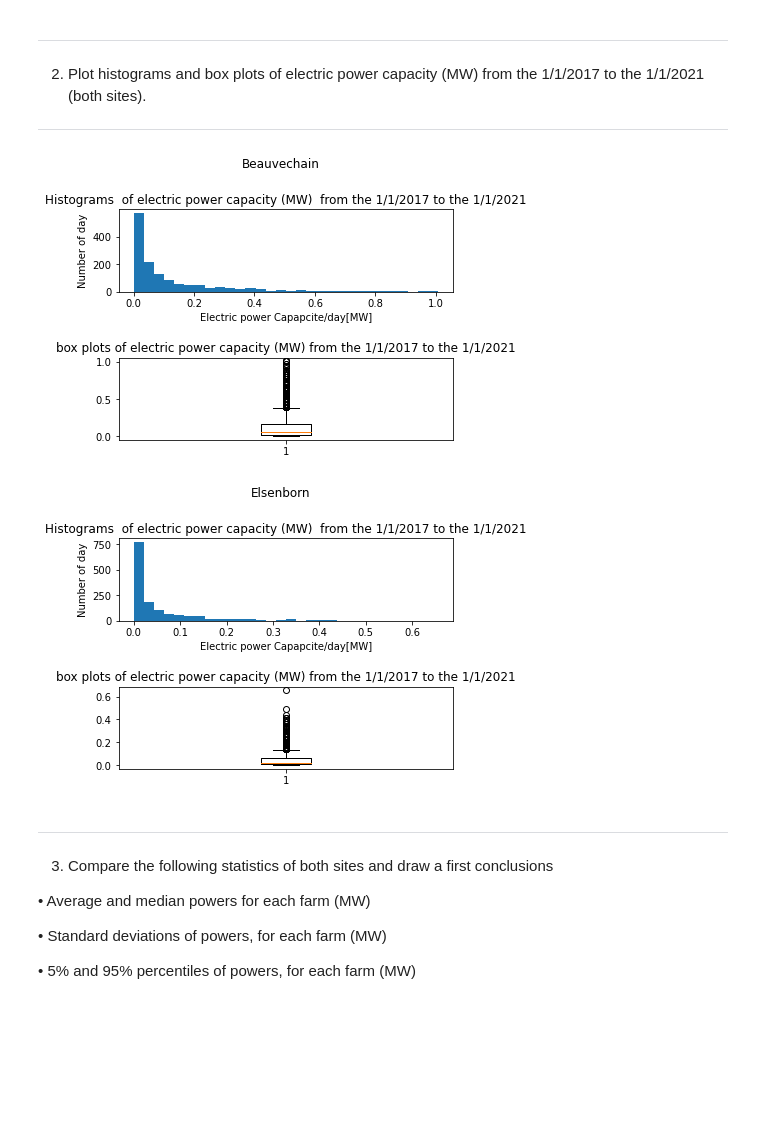
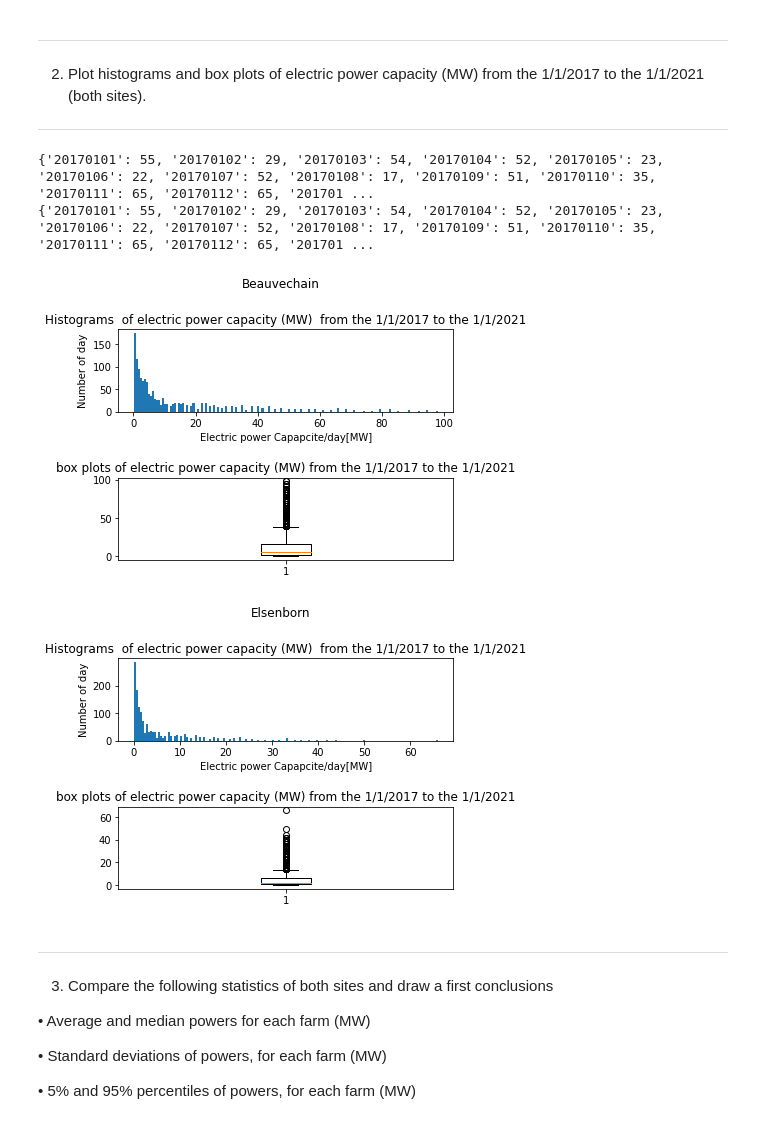
Before and after one commit to dopoelaert/Hackathon1, a Jupyter notebook: hack123fini.ipynb, the cells around one changed output. Cells and saved outputs as stored; diff of their text form; code cells hidden in the pictures; blank space fills up the shorter version.

```diff
--- a/hack123fini.ipynb
+++ b/hack123fini.ipynb
@@ -74,31 +72,36 @@ def data1_2(nomduparc1_csv,nomduparc2_csv):
     Pui_elec_watt_eol1=[]
     Pui_elec_watt_eol2=[]
     dict_date = {}
-
+    liste_date_zero=[]
     next(myReader1) # On skip la ligne 1 qui contient les noms de colonnes
     for row in myReader1:
-        if 2017 <= int(row[1].strip()[:4]) <= 2020:
+        if 20170101 <= int(row[1].strip()) <=20210101:
                 if int(row[3].strip())==0:
-                     if int(row[2].strip())<= 90:
-                        dict_date[row[1].strip()] = int(row[2].strip())#On stock dans un dictionnaire les dates valident de Beauvechain pour
-                                                                       #les  comparer à celle de Elsenborn et prendre seulement celle en commun
-                                                                       #(Demandé par le prof au CM4)
+                    if int(row[2].strip())<90:
+                        dict_date[row[1].strip()] = int(row[2].strip())
+                    else:
+                        dict_date[row[1].strip()] = 0
+
+
+
     next(myReader2) # On skip la ligne 1
     for row2 in myReader2:
-        if 2017 <= int(row2[1].strip()[:4]) <= 2020:
+
+        if 20170101 <= int(row2[1].strip()) <=20210101:
             if int(row2[3].strip())==0:
-                if int(row2[2].strip())<= 90:
                     if dict_date.get(row2[1].strip()):
+                        if int(row2[2].strip())<90:
 
-                        Pui_elec_watt_eol1.append((0.5*32*1.2*(dict_date[row2[1].strip()]*(1/3.6))**3)*0.42*8/10**6)
-                        Pui_elec_watt_eol2.append((0.5*32*1.2*(int(row2[2].strip())*(1/3.6))**3)*0.42*8/10**6)
+
+                            Pui_elec_watt_eol1.append((0.5*32*32*np.pi*1.2*(dict_date[row2[1].strip()]*(1/3.6))**3)*0.42*8/10**6)
+                            Pui_elec_watt_eol2.append((0.5*32*32*np.pi*1.2*(int(row2[2].strip())*(1/3.6))**3)*0.42*8/10**6)
+
+                        else:
+                            Pui_elec_watt_eol2.append(0)
+                            Pui_elec_watt_eol1.append((0.5*32*32*np.pi*1.2*(dict_date[row2[1].strip()]*(1/3.6))**3)*0.42*8/10**6)
+
+
 
     return [Pui_elec_watt_eol1,Pui_elec_watt_eol2]
-
-def calculate_wind_power(pui):
-    sum=0
-    for i in pui:
-        sum+=i
-    return sum
 # %%
 
@@ -121,29 +139,31 @@ On peut supposer que cela est du à un nombre plus important de mesure éronnée
 # %%
 def plot_hist_box(data,nomduparc):
 
 
     fig, axs = plt.subplots(2)
     fig.suptitle(nomduparc)
-    axs[0].hist(data,bins=30)
+    axs[0].hist(data,bins=150)
     axs[0].set_title('Histograms  of electric power capacity (MW)  from the 1/1/2017 to the 1/1/2021')
 
     axs[1].boxplot(data)
     axs[1].set_title("box plots of electric power capacity (MW) from the 1/1/2017 to the 1/1/2021")
     plt.subplots_adjust(left=0.125,bottom=0, right=0.9, top=0.8, wspace=0.5, hspace=0.8)
     axs[0].set(xlabel='Electric power Capapcite/day[MW]',ylabel='Number of day')
 
 
 
 
 
 
 
 
 plot_hist_box(data1_2("Beauvechain.csv","Elsenborn.csv")[0],"Beauvechain")
 plot_hist_box(data1_2("Beauvechain.csv","Elsenborn.csv")[1],"Elsenborn")
 # %% [output]
+{'20170101': 55, '20170102': 29, '20170103': 54, '20170104': 52, '20170105': 23, '20170106': 22, '20170107': 52, '20170108': 17, '20170109': 51, '20170110': 35, '20170111': 65, '20170112': 65, '201701 ...
+{'20170101': 55, '20170102': 29, '20170103': 54, '20170104': 52, '20170105': 23, '20170106': 22, '20170107': 52, '20170108': 17, '20170109': 51, '20170110': 35, '20170111': 65, '20170112': 65, '201701 ...
-[figure, old version]
+[figure, new version]
-[figure, old version]
+[figure, new version]
 # %% [markdown]
 ------------------------------------------------------------------------------------------------------
 
```
Also changed, not shown: parts of 6 cells of this notebook.
